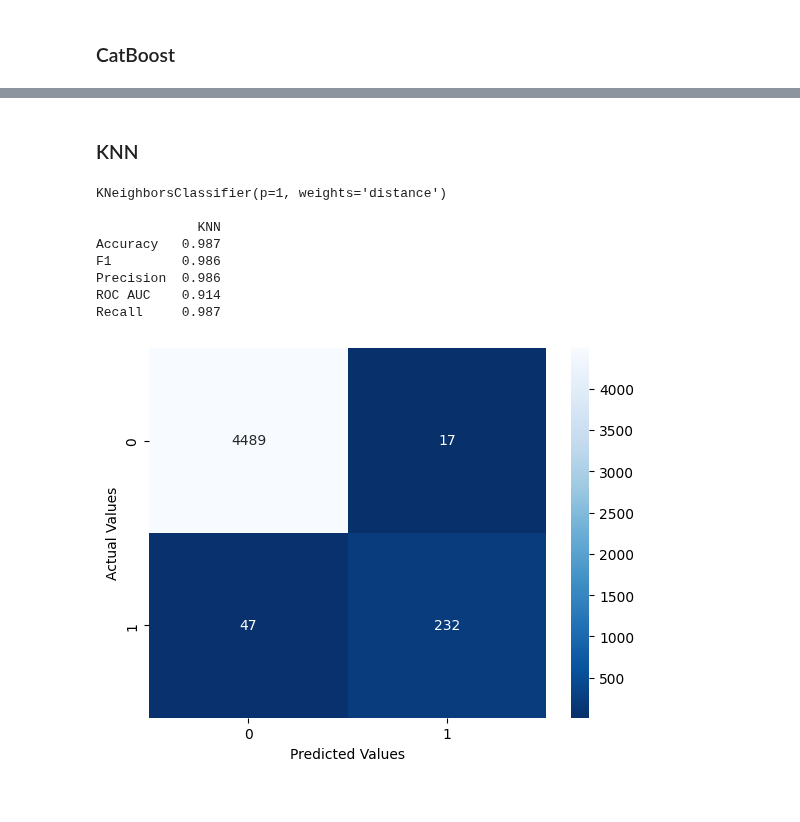
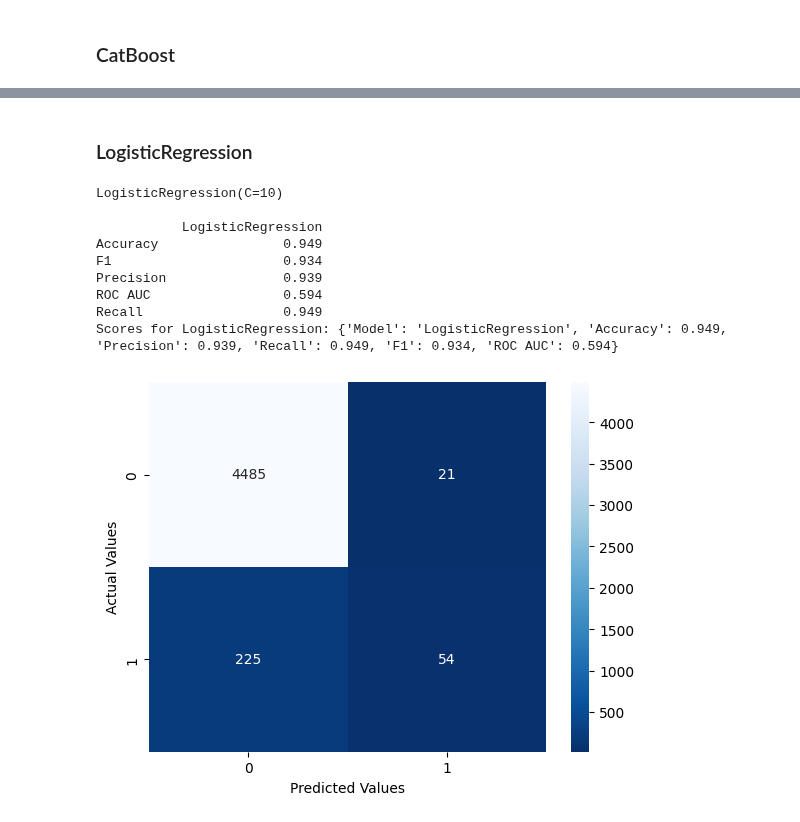
Before and after one commit to heyvinnnny/Team-31-Fraud-Analytics, a Jupyter notebook: Models/2 Modeling - Evaluation.ipynb, the cells around one changed output, grey strips where cells are left out. Saved outputs shown, nothing was run; the diff lists cells and outputs as text; code cells hidden in the pictures.

```diff
--- a/Models/2 Modeling - Evaluation.ipynb
+++ b/Models/2 Modeling - Evaluation.ipynb
@@ -44,6 +44,21 @@ def evaluate(x_test,y_test,name,model,preprocessor):
     cm_plot = sns.heatmap(cm, annot=True, fmt='g', cmap='Blues_r')
     cm_plot.set_xlabel('Predicted Values')
     cm_plot.set_ylabel('Actual Values')
+# %%
+def evaluate_table(x_test, y_test, name, model, preprocessor):
+    y_pred = model.predict(preprocessor.transform(x_test))
+
+    scores = {
+        "Model": name,
+        "Accuracy": accuracy_score(y_test, y_pred).round(3),
+        "Precision": precision_score(y_test, y_pred, average="weighted").round(3),
+        "Recall": recall_score(y_test, y_pred, average="weighted").round(3),
+        "F1": f1_score(y_test, y_pred, average="weighted").round(3),
+        "ROC AUC": roc_auc_score(y_test, y_pred).round(3)
+    }
+
+    print(f"Scores for {name}:", scores)
+    return scores
 # %% [markdown]
 ### Decision Tree
 # %%
@@ -132,18 +174,21 @@ Recall        0.987
 [figure]
 # %% [markdown]
-### KNN
+### LogisticRegression
 # %%
-
-name = "KNN"
+name = "LogisticRegression"
 best_model = joblib.load(f"../Models/{name}.joblib")
 evaluate(X_test,y_test,name,best_model['train'],best_model["preprocess"])
+
+scores_df = evaluate_table(X_test, y_test, name, best_model['train'], best_model['preprocess'])
+scores_lr = pd.DataFrame([scores_df])
 # %% [output]
-KNeighborsClassifier(p=1, weights='distance')
+LogisticRegression(C=10)
 
-             KNN
-Accuracy   0.987
-F1         0.986
-Precision  0.986
-ROC AUC    0.914
-Recall     0.987
+           LogisticRegression
+Accuracy                0.949
+F1                      0.934
+Precision               0.939
+ROC AUC                 0.594
+Recall                  0.949
+Scores for LogisticRegression: {'Model': 'LogisticRegression', 'Accuracy': 0.949, 'Precision': 0.939, 'Recall': 0.949, 'F1': 0.934, 'ROC AUC': 0.594}
-[figure, old version]
+[figure, new version]
```
Also changed, not shown: parts of 14 cells of this notebook, 3 other files.
